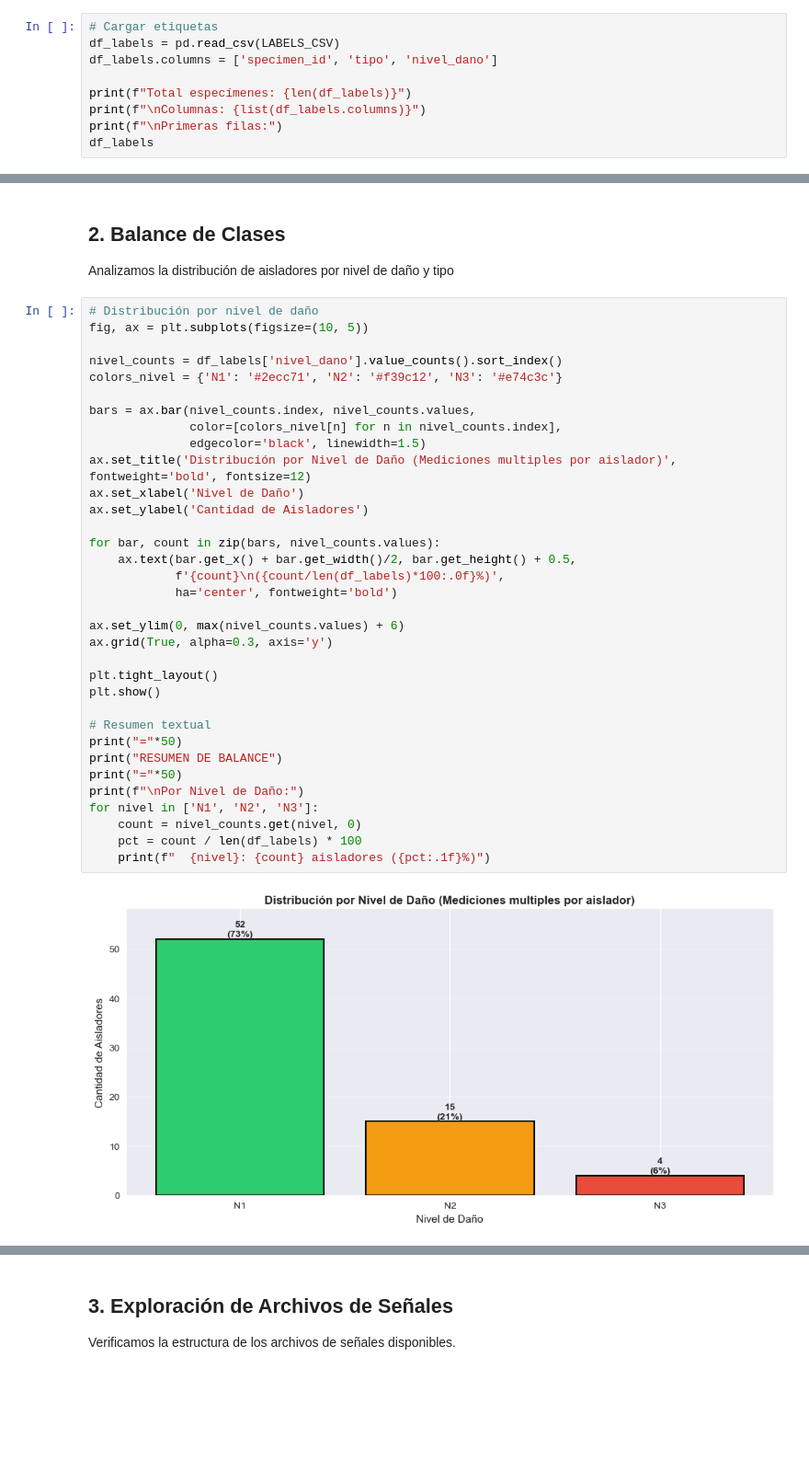
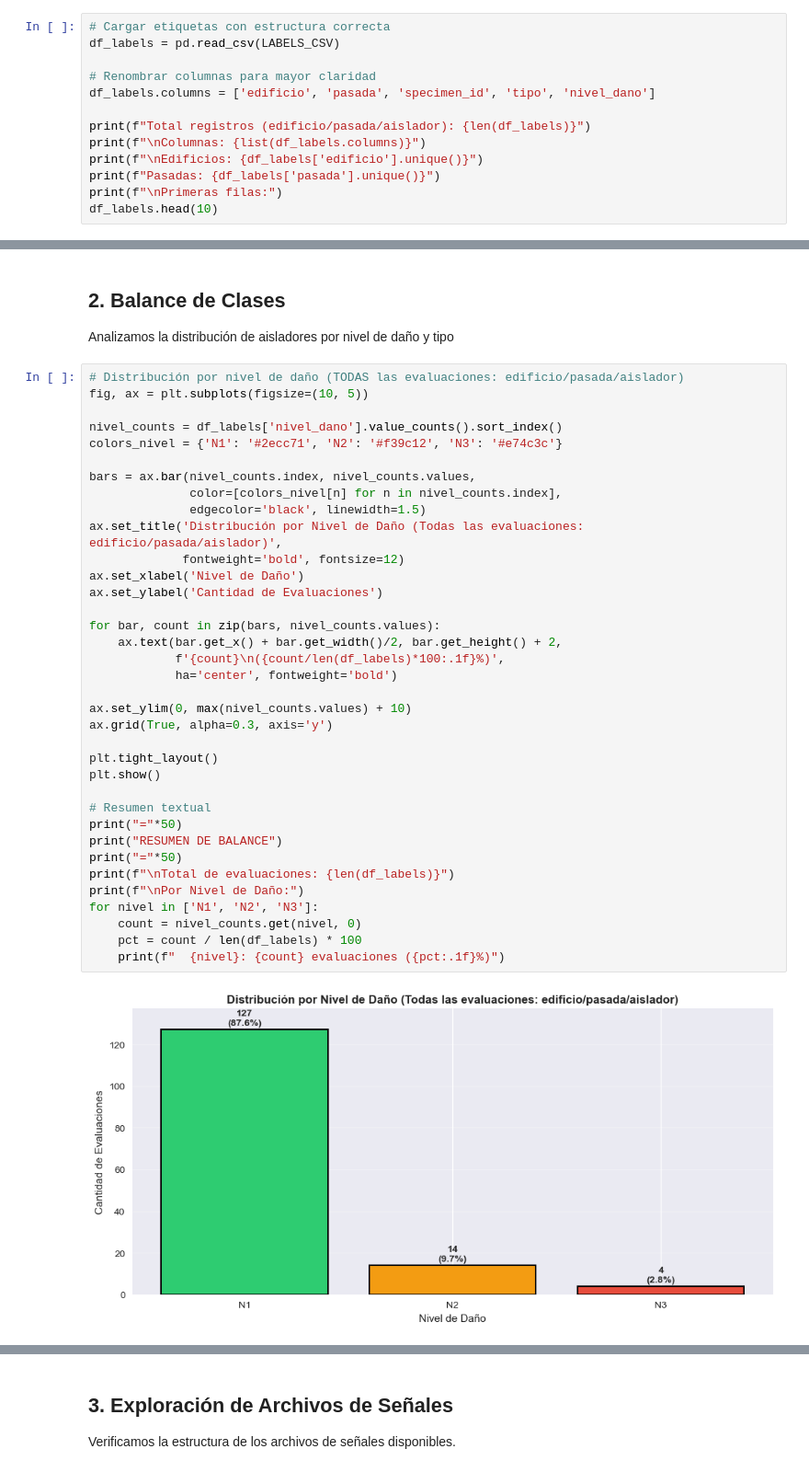
Before and after one commit to giansmart/deepsolation, a Jupyter notebook: src/notebooks_eda/0_eda.ipynb, the cells around one changed output, grey strips where cells are left out. Shown at 92% size. Saved outputs shown, nothing was run; the diff lists cells and outputs as text; blank space fills up the shorter version.

```diff
--- a/src/notebooks_eda/0_eda.ipynb
+++ b/src/notebooks_eda/0_eda.ipynb
@@ -28,12 +28,16 @@ Setup completado
 # %% [markdown]
 ## 1. Carga de Etiquetas
 # %%
-# Cargar etiquetas
+# Cargar etiquetas con estructura correcta
 df_labels = pd.read_csv(LABELS_CSV)
-df_labels.columns = ['specimen_id', 'tipo', 'nivel_dano']
 
-print(f"Total especímenes: {len(df_labels)}")
+# Renombrar columnas para mayor claridad
+df_labels.columns = ['edificio', 'pasada', 'specimen_id', 'tipo', 'nivel_dano']
+
+print(f"Total registros (edificio/pasada/aislador): {len(df_labels)}")
 print(f"\nColumnas: {list(df_labels.columns)}")
+print(f"\nEdificios: {df_labels['edificio'].unique()}")
+print(f"Pasadas: {df_labels['pasada'].unique()}")
 print(f"\nPrimeras filas:")
-df_labels
+df_labels.head(10)
 # %% [output]
@@ -60,41 +65,43 @@ Primeras filas:
 
 Analizamos la distribución de aisladores por nivel de daño y tipo
 # %%
-# Distribución por nivel de daño
+# Distribución por nivel de daño (TODAS las evaluaciones: edificio/pasada/aislador)
 fig, ax = plt.subplots(figsize=(10, 5))
 
 nivel_counts = df_labels['nivel_dano'].value_counts().sort_index()
 colors_nivel = {'N1': '#2ecc71', 'N2': '#f39c12', 'N3': '#e74c3c'}
 
 bars = ax.bar(nivel_counts.index, nivel_counts.values,
               color=[colors_nivel[n] for n in nivel_counts.index],
               edgecolor='black', linewidth=1.5)
-ax.set_title('Distribución por Nivel de Daño (Mediciones multiples por aislador)', fontweight='bold', fontsize=12)
+ax.set_title('Distribución por Nivel de Daño (Todas las evaluaciones: edificio/pasada/aislador)',
+             fontweight='bold', fontsize=12)
 ax.set_xlabel('Nivel de Daño')
-ax.set_ylabel('Cantidad de Aisladores')
+ax.set_ylabel('Cantidad de Evaluaciones')
 
 for bar, count in zip(bars, nivel_counts.values):
-    ax.text(bar.get_x() + bar.get_width()/2, bar.get_height() + 0.5,
-            f'{count}\n({count/len(df_labels)*100:.0f}%)',
+    ax.text(bar.get_x() + bar.get_width()/2, bar.get_height() + 2,
+            f'{count}\n({count/len(df_labels)*100:.1f}%)',
             ha='center', fontweight='bold')
 
-ax.set_ylim(0, max(nivel_counts.values) + 6)
+ax.set_ylim(0, max(nivel_counts.values) + 10)
 ax.grid(True, alpha=0.3, axis='y')
 
 plt.tight_layout()
 plt.show()
 
 # Resumen textual
 print("="*50)
 print("RESUMEN DE BALANCE")
 print("="*50)
+print(f"\nTotal de evaluaciones: {len(df_labels)}")
 print(f"\nPor Nivel de Daño:")
 for nivel in ['N1', 'N2', 'N3']:
     count = nivel_counts.get(nivel, 0)
     pct = count / len(df_labels) * 100
-    print(f"  {nivel}: {count} aisladores ({pct:.1f}%)")
+    print(f"  {nivel}: {count} evaluaciones ({pct:.1f}%)")
 # %% [output]
-[figure, old version]
+[figure, new version]
 ==================================================
 RESUMEN DE BALANCE
 ==================================================
```
Also changed, not shown: parts of 7 cells of this notebook, 5 other files.
